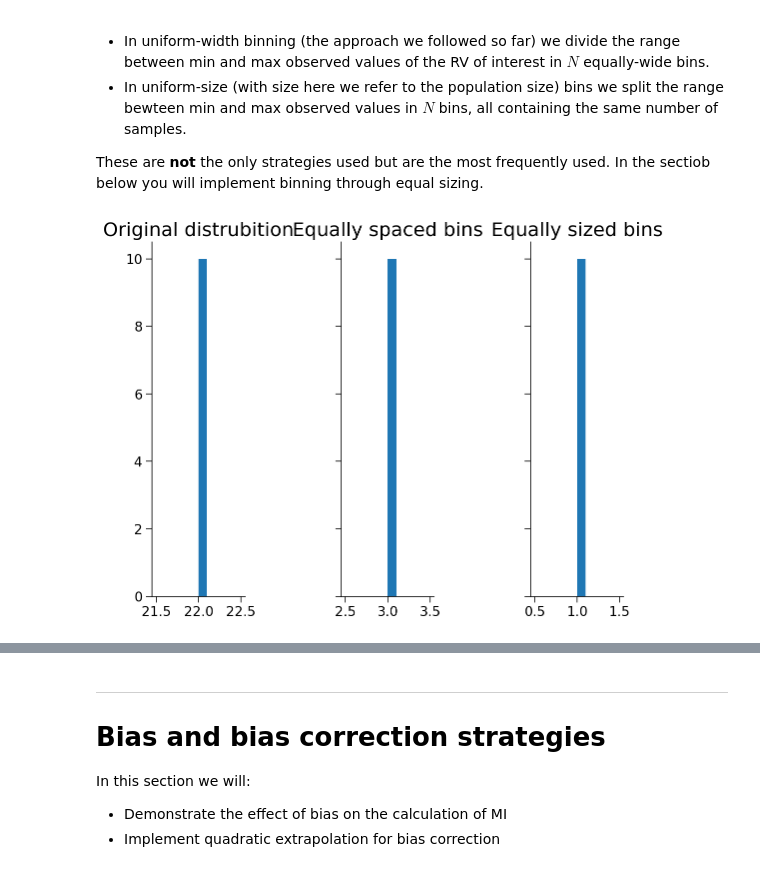
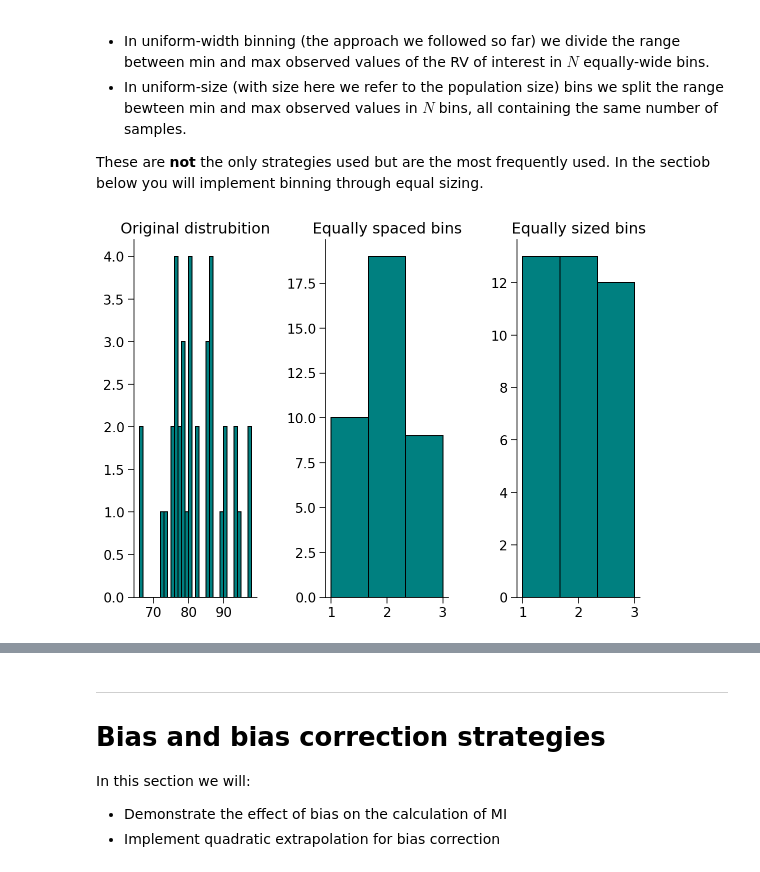
Before and after one commit to rmaffulli/MI_tutorial, a Jupyter notebook: MI_tutorial.ipynb, the cells around one changed output, grey strips where cells are left out. Cells and saved outputs as stored; diff of their text form; code cells hidden in the pictures.

```diff
--- a/MI_tutorial.ipynb
+++ b/MI_tutorial.ipynb
@@ -53,8 +53,8 @@ plt.style.use("https://raw.githubusercontent.com/rmaffulli/MI_tutorial/main/figu
 #@title Helper functions
 def bin_data(data,nbins,mode):
   if mode == 'eqspace':
-    bins = np.linspace(np.min(data),np.max(data),nbins+1)
-    data_binned = np.digitize(data,bins)
+    bins = np.linspace(np.min(data)-0.1,np.max(data)+0.1,nbins+1)
+    data_binned = np.digitize(data,bins,right=True)
   return data_binned
 # %% [markdown]
 ---
@@ -161,12 +161,12 @@ Correct! the value of entropy(x) is: 1.0
 #@title Entropy of a Gaussian random variable { run: "auto" }
 mean = 4 #@param {type:"slider", min:-5, max:5, step:1}
 std = 14 #@param {type:"slider", min:0.5, max:20, step:0.5}
-trials = 100 #@param {type:"slider", min:100, max:100000, step:100}
+trials = 72900 #@param {type:"slider", min:100, max:100000, step:100}
 
 x = np.random.normal(mean,std,trials)
 bins = np.linspace(mean-100,mean+100,1000)
 x_binned = np.zeros_like(bins)
-for i in np.digitize(x,bins):
+for i in np.digitize(x,bins,right=True):
   x_binned[i-1] += 1
 p_x = x_binned/sum(x_binned)
 _ = plt.plot(bins,p_x,color='teal')
@@ -386,8 +386,8 @@ These are **not** the only strategies used but are the most frequently used. In
 # %%
 def bin_data(data,nbins,mode):
   if mode == 'eqspace':
-    bins = np.linspace(np.min(data),np.max(data),nbins+1)
-    data_binned = np.digitize(data,bins)
+    bins = np.linspace(np.min(data)-0.1,np.max(data)+0.1,nbins+1)
+    data_binned = np.digitize(data,bins,right=True)
   elif mode == 'eqsize':
     data_binned = np.zeros_like(data)
     sorted_idxs = np.argsort(data)
@@ -401,28 +401,32 @@ def bin_data(data,nbins,mode):
     raise ValueError("Wrong binning mode given as input")
   return data_binned
 # %%
-#@title Histogram resulting from different binning strategies
-trials = 1 #@param {type:"slider", min:1, max:1000, step:1}
-rate_1 = 1 #@param {type:"slider", min:1, max:10, step:0.5}
-rate_2 = 1 #@param {type:"slider", min:1, max:10, step:0.5}
-n_bins = 2 #@param {type:"slider", min:2, max:50, step:1}
+#@title Histogram resulting from different binning strategies  {run: "auto" }
+trials = 38 #@param {type:"slider", min:1, max:1000, step:1}
+rate = 8.5 #@param {type:"slider", min:1, max:10, step:1}
+n_bins = 3 #@param {type:"slider", min:2, max:50, step:1}
 
 tm = np.linspace(0,10,1000)
 
 sp_cnt = np.zeros((trials,))
 for i,_ in enumerate(sp_cnt):
-  sp_cnt[i] = np.sum(poisson_spike(tm,rate_1)) + \
-   np.sum(poisson_spike(tm,rate_2))
+  sp_cnt[i] = np.sum(poisson_spike(tm,rate_1))
 
 binned_sp_cnt_esp = bin_data(sp_cnt,n_bins,'eqspace')
 binned_sp_cnt_esi = bin_data(sp_cnt,n_bins,'eqsize')
 
-f, axs = plt.subplots(1,3,sharey=True,tight_layout=True)
-_ = axs[0].hist(sp_cnt, density=True)
-_ = axs[0].set_title('Original distrubition')
-_ = axs[1].hist(binned_sp_cnt_esp, density=True)
-_ = axs[1].set_title('Equally spaced bins')
-_ = axs[2].hist(binned_sp_cnt_esi, density=True)
-_ = axs[2].set_title('Equally sized bins')
+f, axs = plt.subplots(1,3)
+_ = axs[0].hist(sp_cnt,bins=np.arange(np.min(sp_cnt),np.max(sp_cnt)),
+                color='teal',edgecolor='black')
+_ = axs[0].set_title('Original distrubition',
+                      fontsize = 15)
+_ = axs[1].hist(binned_sp_cnt_esp, bins=n_bins,
+                color='teal',edgecolor='black')
+_ = axs[1].set_title('Equally spaced bins',
+                      fontsize = 15)
+_ = axs[2].hist(binned_sp_cnt_esi, bins=n_bins,
+                color='teal',edgecolor='black')
+_ = axs[2].set_title('Equally sized bins',
+                      fontsize = 15)
 # %% [output]
-[figure, old version]
+[figure, new version]
```
Also changed, not shown: parts of 6 cells of this notebook.
